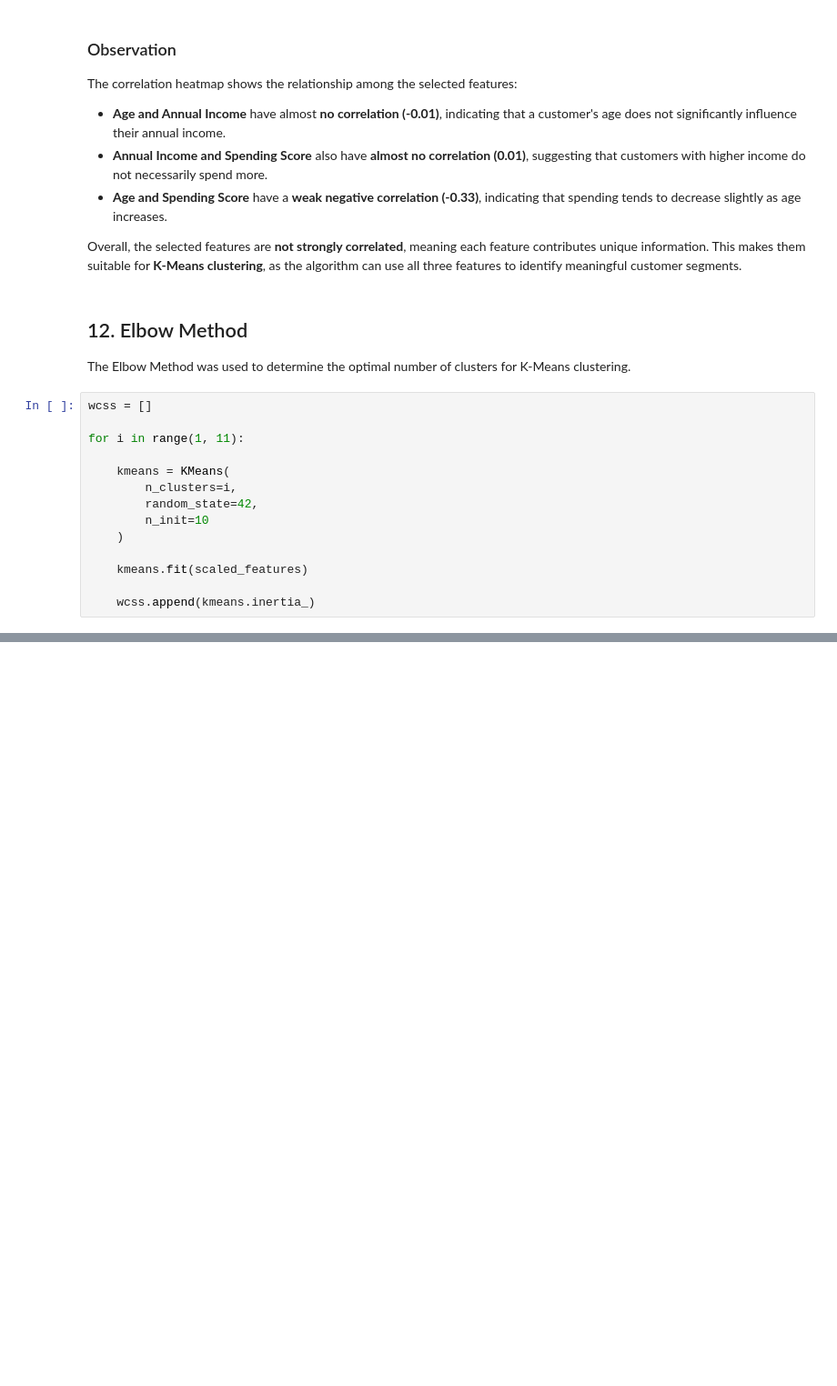
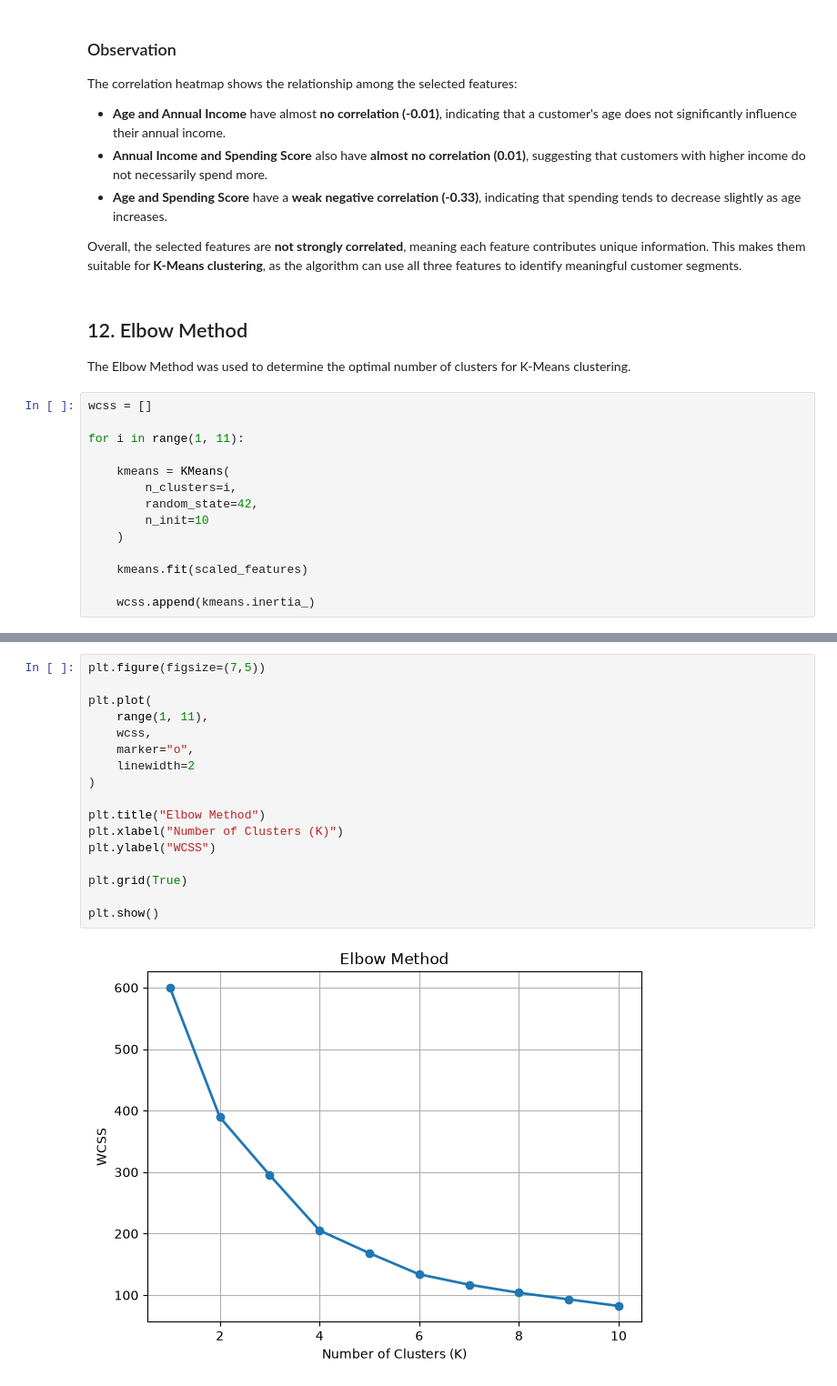
Before and after one commit to heydhwani/Assignment_5, a Jupyter notebook: notebooks/customer_segmentation.ipynb, the cells around one changed output, grey strips where cells are left out. Shown at 91% size. Drawn from its saved outputs; the diff is of its cells as text; blank space fills up the shorter version.

Commit message:
plotted elbow curve

```diff
--- a/notebooks/customer_segmentation.ipynb
+++ b/notebooks/customer_segmentation.ipynb
@@ -307,0 +312,19 @@ for i in range(1, 11):
+# %%
+plt.figure(figsize=(7,5))
+
+plt.plot(
+    range(1, 11),
+    wcss,
+    marker="o",
+    linewidth=2
+)
+
+plt.title("Elbow Method")
+plt.xlabel("Number of Clusters (K)")
+plt.ylabel("WCSS")
+
+plt.grid(True)
+
+plt.show()
+# %% [output]
+[figure, added]
```
Also changed, not shown: parts of 2 cells of this notebook.
